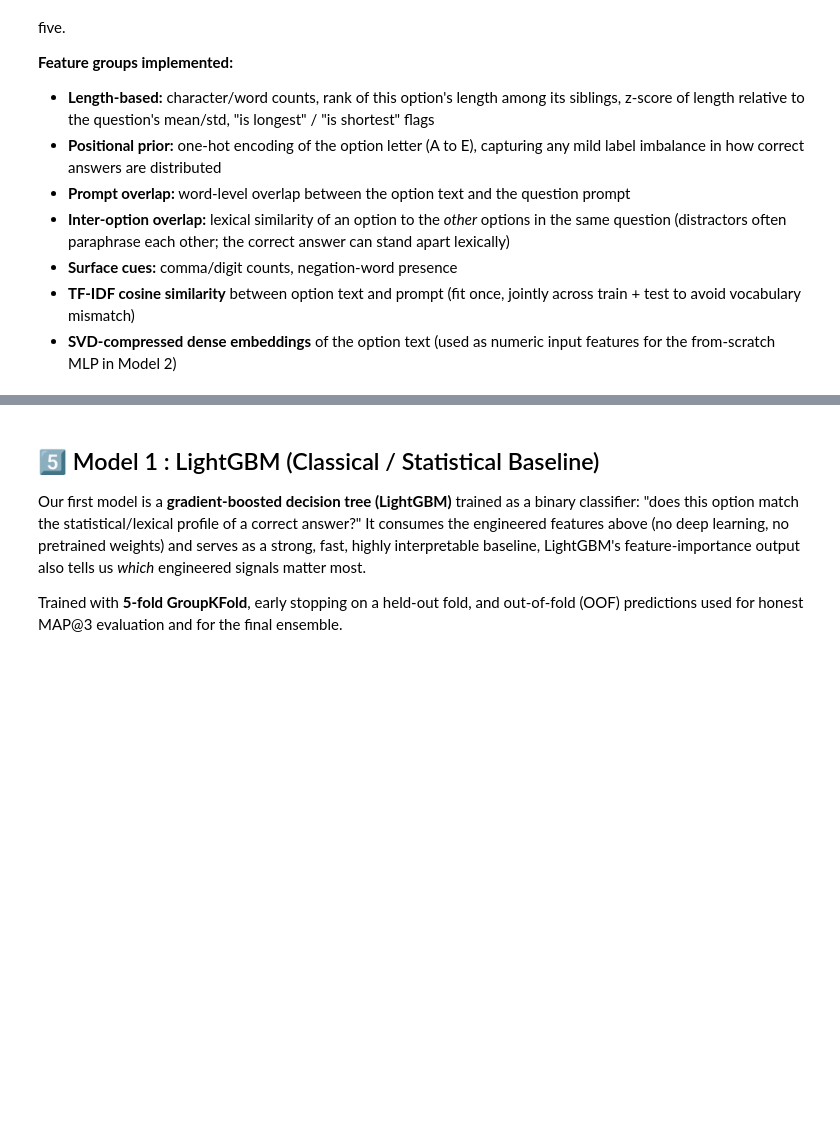
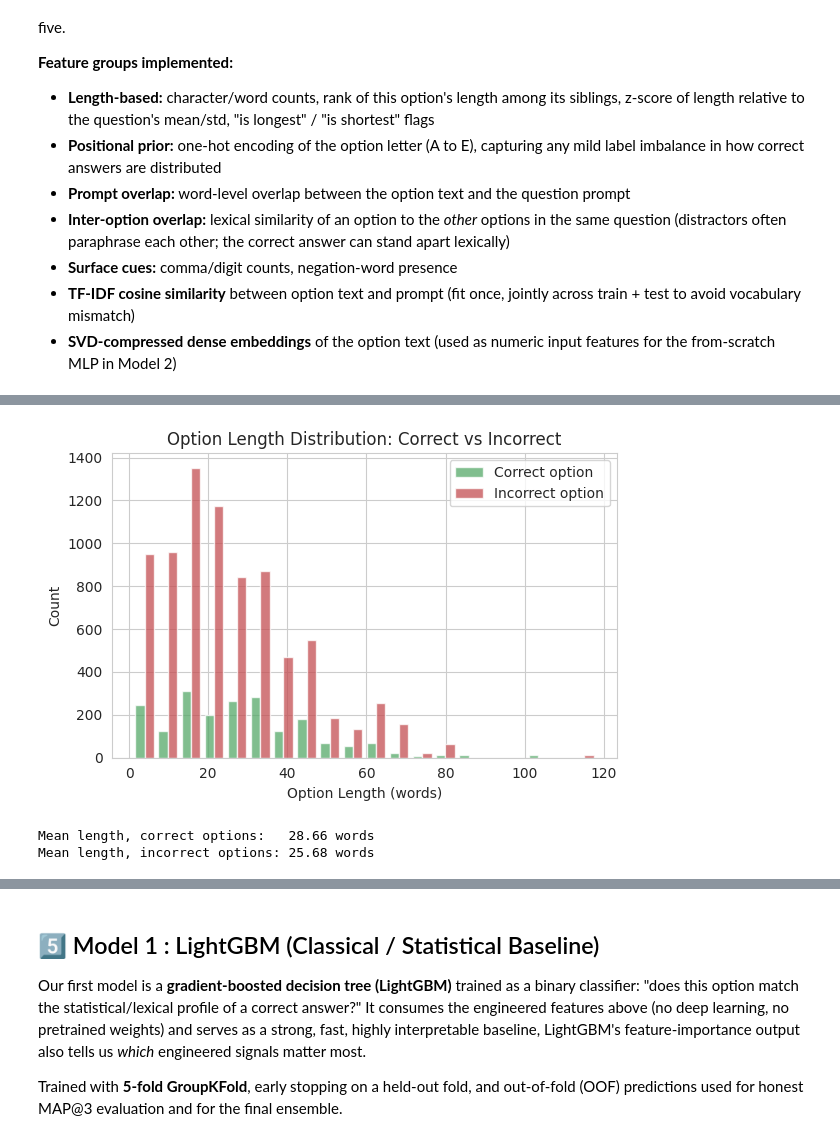
Before and after one commit to Shamanth-V/DL-and-GenAI-Project, a Jupyter notebook: dl-23f2004250-notebook-t22026.ipynb, the cells around one changed output, grey strips where cells are left out. Saved outputs shown, nothing was run; the diff lists cells and outputs as text; code cells hidden in the pictures; blank space fills up the shorter version.

```diff
--- a/dl-23f2004250-notebook-t22026.ipynb
+++ b/dl-23f2004250-notebook-t22026.ipynb
@@ -425,0 +475,23 @@ def build_tfidf_features(train_long, test_long, n_svd=64):
+# %%
+long_check = to_long(train_wide, is_train=True)
+long_check["opt_len_words"] = long_check["option_text"].astype(str).str.split().str.len()
+
+fig, ax = plt.subplots(figsize=(6, 4))
+correct = long_check[long_check["label"] == 1]["opt_len_words"]
+incorrect = long_check[long_check["label"] == 0]["opt_len_words"]
+ax.hist([correct, incorrect], bins=20, label=["Correct option", "Incorrect option"],
+        color=["#55A868", "#C44E52"], alpha=0.75)
+ax.set_xlabel("Option Length (words)")
+ax.set_ylabel("Count")
+ax.set_title("Option Length Distribution: Correct vs Incorrect")
+ax.legend()
+plt.tight_layout()
+plt.savefig("length_vs_correctness.png", dpi=150)
+plt.show()
+
+print(f"Mean length, correct options:   {correct.mean():.2f} words")
+print(f"Mean length, incorrect options: {incorrect.mean():.2f} words")
+# %% [output]
+[figure, added]
+Mean length, correct options:   28.66 words
+Mean length, incorrect options: 25.68 words
```
Also changed, not shown: parts of 17 cells of this notebook.
